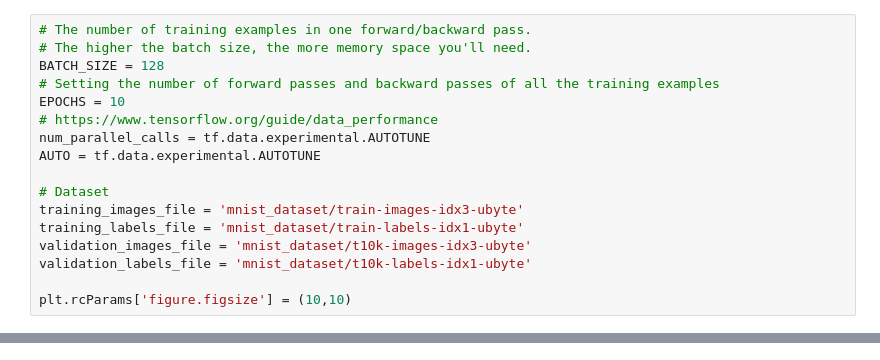
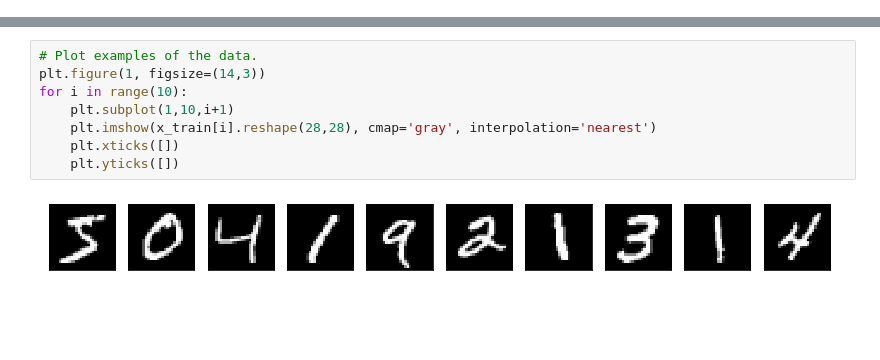
Before and after one commit to CathalButler/diget-recogniser, a Jupyter notebook: project-notebook.ipynb, the cells around one changed output, grey strips where cells are left out. Cells and saved outputs as stored; diff of their text form; blank space fills up the shorter version.

Commit message:
Compiling and training of the model now complete. MNIST Dataset now imported from keras.

```diff
--- a/project-notebook.ipynb
+++ b/project-notebook.ipynb
@@ -15,17 +0,0 @@ import tensorflow as tf
-# %%
-# The number of training examples in one forward/backward pass.
-# The higher the batch size, the more memory space you'll need.
-BATCH_SIZE = 128
-# Setting the number of forward passes and backward passes of all the training examples
-EPOCHS = 10
-# https://www.tensorflow.org/guide/data_performance
-num_parallel_calls = tf.data.experimental.AUTOTUNE
-AUTO = tf.data.experimental.AUTOTUNE
-
-# Dataset
-training_images_file = 'mnist_dataset/train-images-idx3-ubyte'
-training_labels_file = 'mnist_dataset/train-labels-idx1-ubyte'
-validation_images_file = 'mnist_dataset/t10k-images-idx3-ubyte'
-validation_labels_file = 'mnist_dataset/t10k-labels-idx1-ubyte'
-
-plt.rcParams['figure.figsize'] = (10,10)
@@ -146,0 +70,10 @@ Epoch 10/10
+# %%
+# Plot examples of the data.
+plt.figure(1, figsize=(14,3))
+for i in range(10):
+    plt.subplot(1,10,i+1)
+    plt.imshow(x_train[i].reshape(28,28), cmap='gray', interpolation='nearest')
+    plt.xticks([])
+    plt.yticks([])
+# %% [output]
+[figure, added]
```
Also changed, not shown: parts of 11 cells of this notebook.
